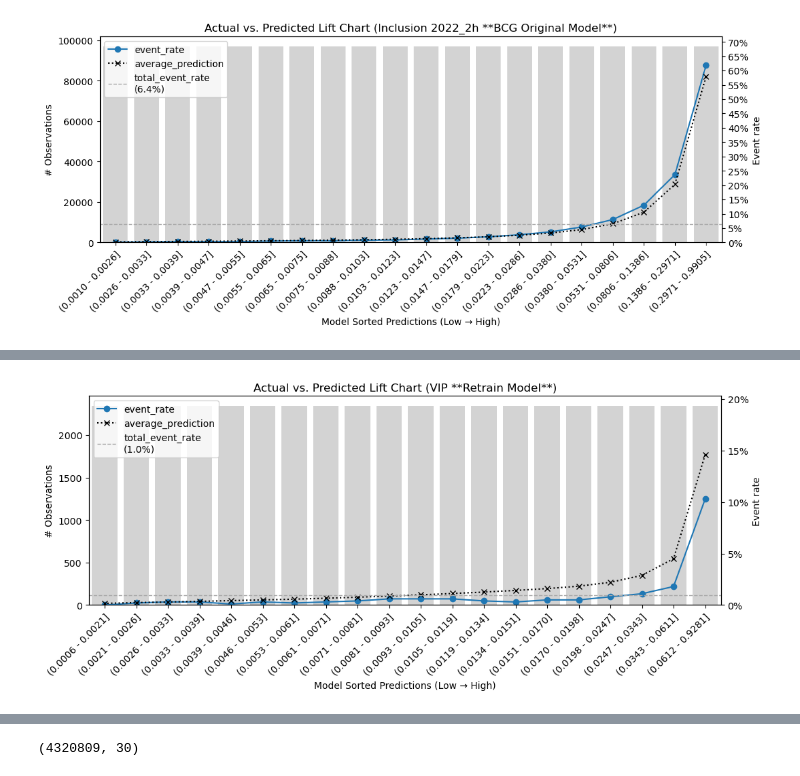
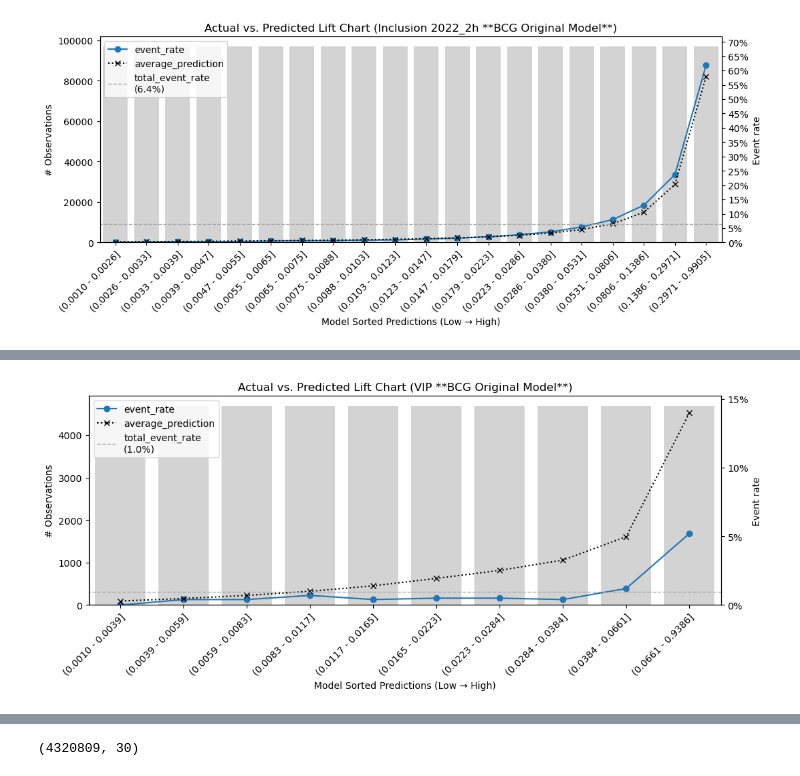
Before and after one commit to Prudick/risk-data-science-pm-model-exclusion-accounts-analysis, a Jupyter notebook: NAF PM/naf-pm-exclusion-accounts_bcg-model.ipynb, the cells around one changed output, grey strips where cells are left out. Saved outputs shown, nothing was run; the diff lists cells and outputs as text; code cells hidden in the pictures.

```diff
--- a/NAF PM/naf-pm-exclusion-accounts_bcg-model.ipynb
+++ b/NAF PM/naf-pm-exclusion-accounts_bcg-model.ipynb
@@ -431,7 +463,7 @@ for y in gov_by_year:
 # %%
-lift_curve(f'VIP **Retrain Model**', calculate_decile_table(vip, 20))
+lift_curve(f'VIP **BCG Original Model**', calculate_decile_table(vip, 10))
 # %% [output]
-[figure, old version]
+[figure, new version]
 # %%
 vip_by_year = split_data_by_year(vip)
 
```
Also changed, not shown: parts of 24 cells of this notebook, 3 other files.
